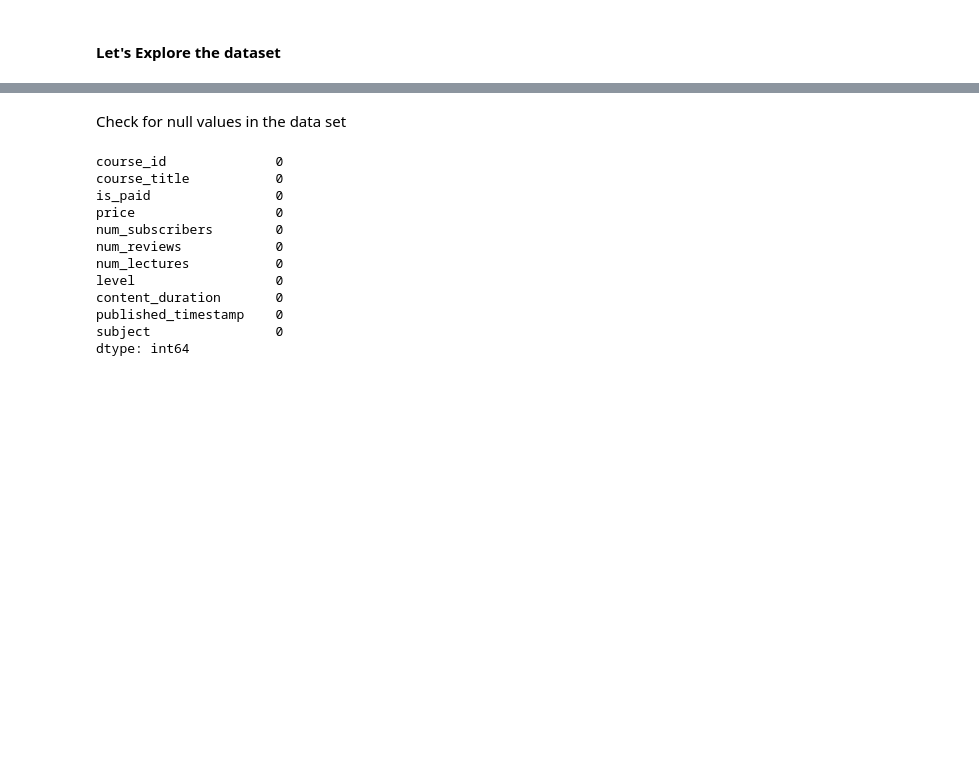
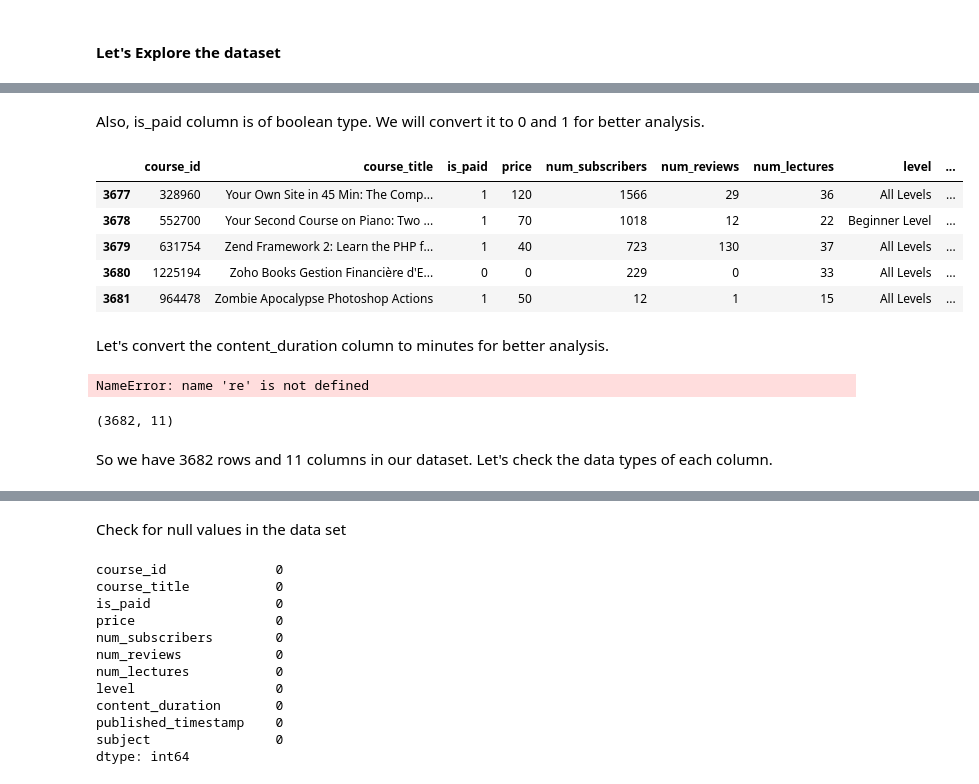
Before and after one commit to Chirag529/Udemy_Courses_Analysis, a Jupyter notebook: main.ipynb, the cells around one changed output, grey strips where cells are left out. Saved outputs shown, nothing was run; the diff lists cells and outputs as text; code cells hidden in the pictures; blank space fills up the shorter version.

```diff
--- a/main.ipynb
+++ b/main.ipynb
@@ -88,0 +90,51 @@ df.describe()
+# %% [markdown]
+Also, is_paid column is of boolean type. We will convert it to 0 and 1 for better analysis.
+# %%
+# Also, is_paid column is of boolean type. We will convert it to 0 and 1 for better analysis.
+df["is_paid"] = df["is_paid"].apply(lambda x: 1 if x == True else 0)
+
+df.tail(5)
+# %% [output]
+|  | course_id | course_title | is_paid | price | num_subscribers | num_reviews | num_lectures | level | ... |
+| 3677 | 328960 | Your Own Site in 45 Min: The Comp... | 1 | 120 | 1566 | 29 | 36 | All Levels | ... |
+| 3678 | 552700 | Your Second Course on Piano: Two ... | 1 | 70 | 1018 | 12 | 22 | Beginner Level | ... |
+| 3679 | 631754 | Zend Framework 2: Learn the PHP f... | 1 | 40 | 723 | 130 | 37 | All Levels | ... |
+| 3680 | 1225194 | Zoho Books Gestion Financière d'E... | 0 | 0 | 229 | 0 | 33 | All Levels | ... |
+| 3681 | 964478 | Zombie Apocalypse Photoshop Actions | 1 | 50 | 12 | 1 | 15 | All Levels | ... |
+# %% [markdown]
+Let's convert the content_duration column to minutes for better analysis.
+# %%
+# Convert time values to minutes and create a new column
+
+def convert_to_minutes(time_str):
+    hours = 0
+    minutes = 0
+    if "hour" in time_str:
+        hours_match = re.search(r"(\d+(\.\d+)?)\s*hour", time_str)
+        if hours_match:
+            hours = float(hours_match.group(1))
+    if "min" in time_str:
+        minutes_match = re.search(r"(\d+)\s*min", time_str)
+        if minutes_match:
+            minutes = int(minutes_match.group(1))
+    return int(hours * 60 + minutes)
+
+
+df["course_duration (in minutes)"] = df["content_duration"].apply(
+    convert_to_minutes
+)
+
+
+
+# Let's drop the  content_duration column
+df.drop(columns=["content_duration"], inplace=True)
+df.head(3)
+# %% [output]
+NameError: name 're' is not defined
+# %%
+# Print the number of rows and columns in the data frame.
+df.shape
+# %% [output]
+(3682, 11)
+# %% [markdown]
+So we have 3682 rows and 11 columns in our dataset. Let's check the data types of each column.
```
Also changed, not shown: parts of 15 cells of this notebook.
